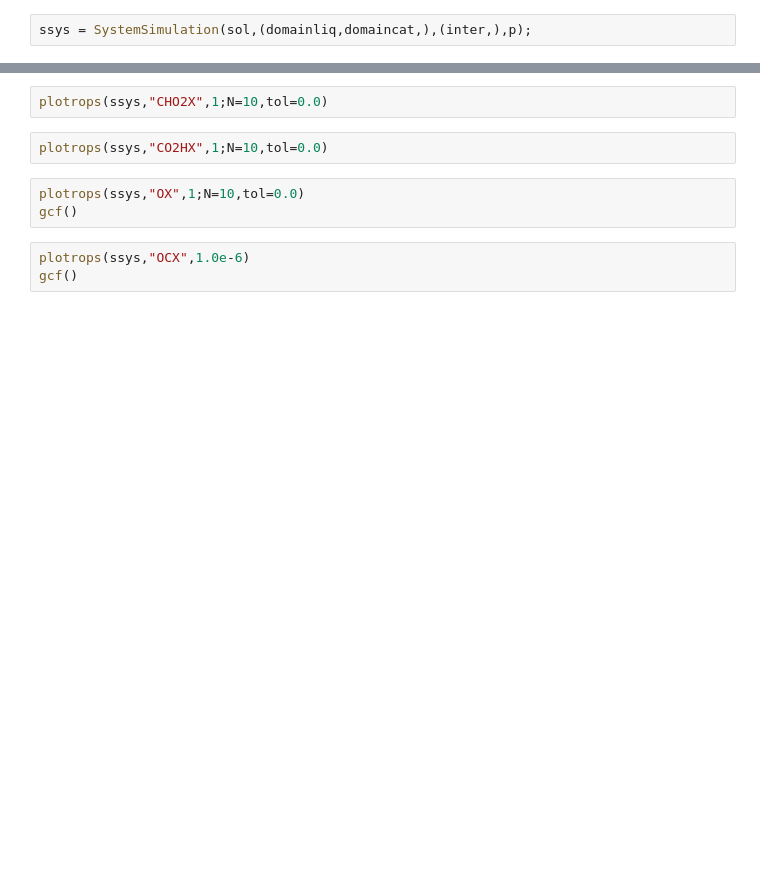
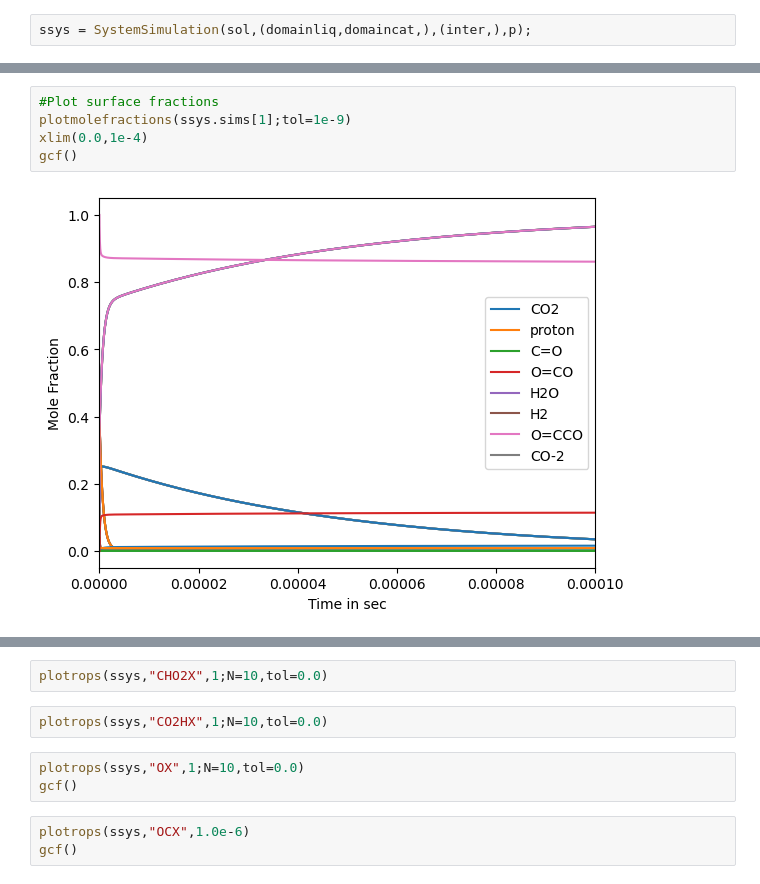
Before and after one commit to rwest/CO2_RR_RMG, a Jupyter notebook: CO2_Reduction_Ag/CO2RR_RMS.ipynb, the cells around one changed output, grey strips where cells are left out. Cells and saved outputs as stored; diff of their text form; blank space fills up the shorter version.

```diff
--- a/CO2_Reduction_Ag/CO2RR_RMS.ipynb
+++ b/CO2_Reduction_Ag/CO2RR_RMS.ipynb
@@ -79,2 +120,9 @@ gcf()
+# %%
+#Plot surface fractions
+plotmolefractions(ssys.sims[1];tol=1e-9)
+xlim(0.0,1e-4)
+gcf()
+# %% [output]
+[figure, added]
 # %%
 Dict([ssys.sims[2].names[i]=>molefractions(ssys.sims[2],1.0)[i] for i in 1:length(ssys.sims[2].names)])
```
Also changed, not shown: parts of 17 cells of this notebook.
